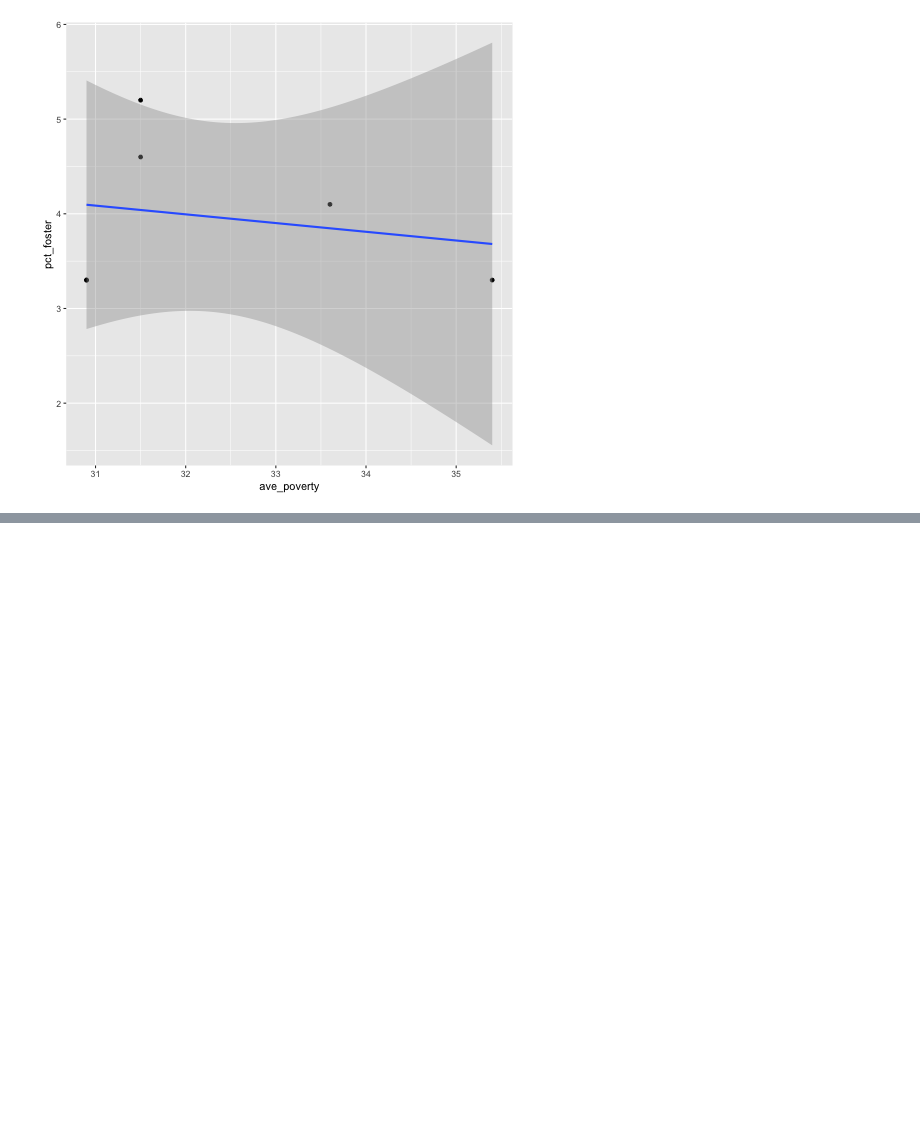
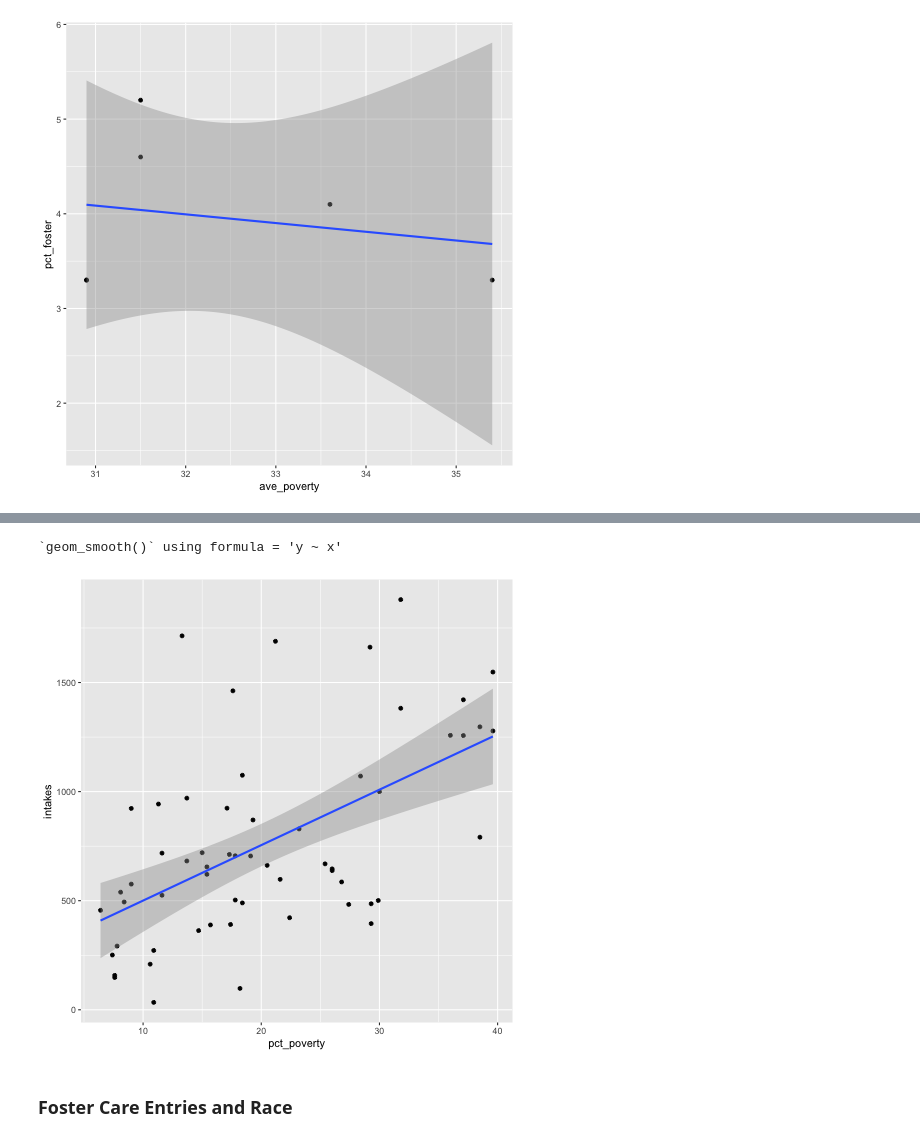
Before and after one commit to katrventura/nyc-child-services, a Jupyter notebook: notebook.ipynb, the cells around one changed output, grey strips where cells are left out. Drawn from its saved outputs; the diff is of its cells as text; code cells hidden in the pictures; blank space fills up the shorter version.

```diff
--- a/notebook.ipynb
+++ b/notebook.ipynb
@@ -686,0 +809,9 @@ ggplot(df_bronx,aes(y=pct_foster,x=ave_poverty))+geom_point()+geom_smooth(method
+# %%
+%%R
+
+ggplot(df_icphusa,aes(y=intakes,x=pct_poverty))+geom_point()+geom_smooth(method="lm")
+# %% [output]
+`geom_smooth()` using formula = 'y ~ x'
+[figure, added]
+# %% [markdown]
+### Foster Care Entries and Race
```
Also changed, not shown: parts of 15 cells of this notebook, 4 other files.
